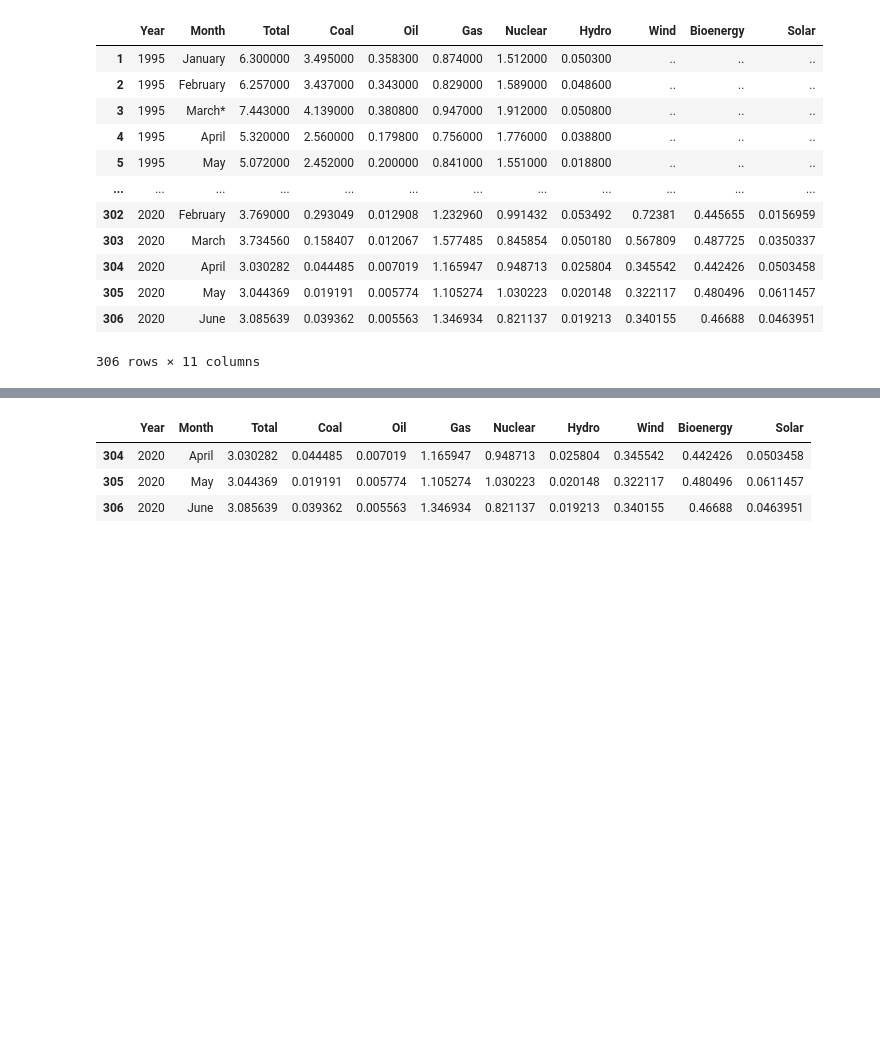
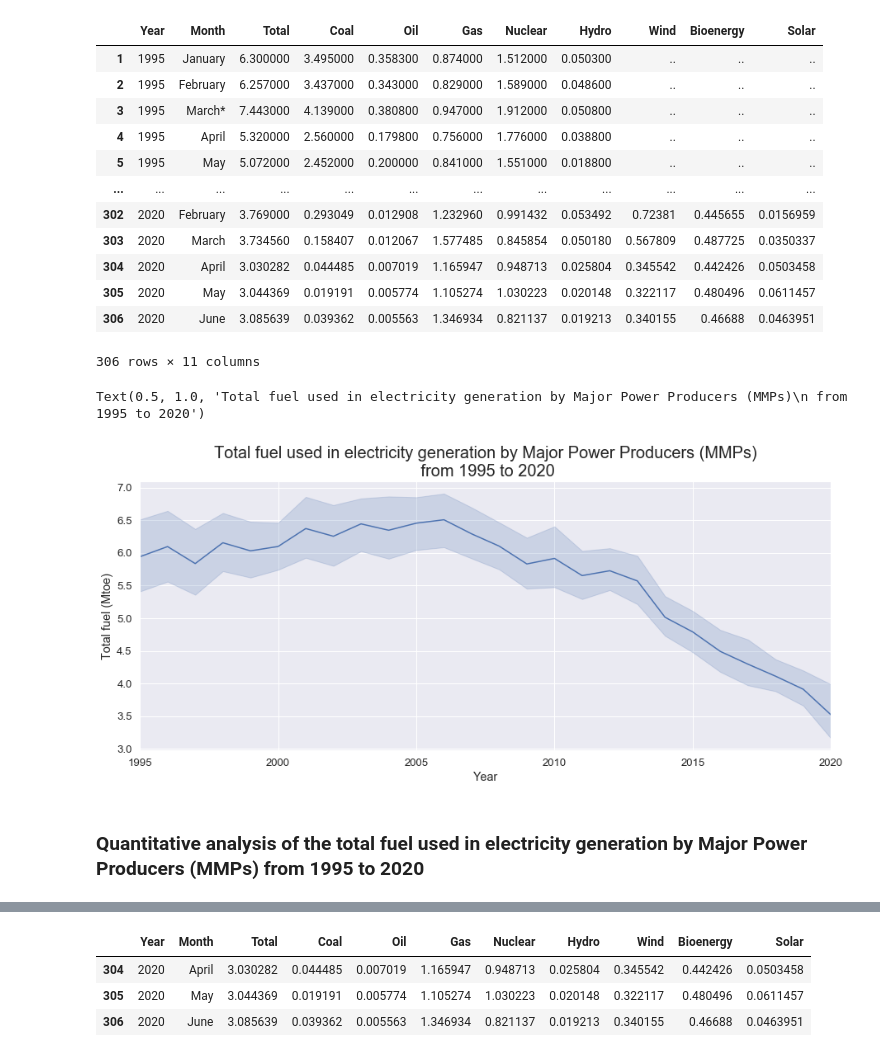
Before and after one commit to abbielms/Big_Data_Challenge_2020, a Jupyter notebook: Big_Data_Challenge_2020.ipynb, the cells around one changed output, grey strips where cells are left out. Drawn from its saved outputs; the diff is of its cells as text; code cells hidden in the pictures; blank space fills up the shorter version.

Commit message:
Add total fuel generation from 1995-2020 graph for Q3

```diff
--- a/Big_Data_Challenge_2020.ipynb
+++ b/Big_Data_Challenge_2020.ipynb
@@ -73,3 +75,20 @@ elec_gen_by_MPP_Q2_months_clean
 | 305 | 2020 | May | 3.044369 | 0.019191 | 0.005774 | 1.105274 | 1.030223 | 0.020148 | 0.322117 | 0.480496 | 0.0611457 |
 | 306 | 2020 | June | 3.085639 | 0.039362 | 0.005563 | 1.346934 | 0.821137 | 0.019213 | 0.340155 | 0.46688 | 0.0463951 |
 306 rows × 11 columns
+# %%
+# Create a plot of total fuel used in electricity generation by Major Power Producers (MMPs) from 1995 to 2020
+
+fig, ax = plt.subplots(figsize=(15, 6))
+sns.set(font_scale=1.2)
+
+sns.lineplot(data=elec_gen_by_MPP_Q2_months_clean, x='Year', y='Total', ax=ax)
+
+ax.set(xlabel='Year', ylabel='Total fuel (Mtoe)')
+plt.xlim(1995, 2020)
+
+ax.set_title('Total fuel used in electricity generation by Major Power Producers (MMPs)\n from 1995 to 2020', fontsize=20)
+# %% [output]
+Text(0.5, 1.0, 'Total fuel used in electricity generation by Major Power Producers (MMPs)\n from 1995 to 2020')
+[figure, added]
+# %% [markdown]
+### Quantitative analysis of the total fuel used in electricity generation by Major Power Producers (MMPs) from 1995 to 2020
```
Also changed, not shown: parts of 4 cells of this notebook.
